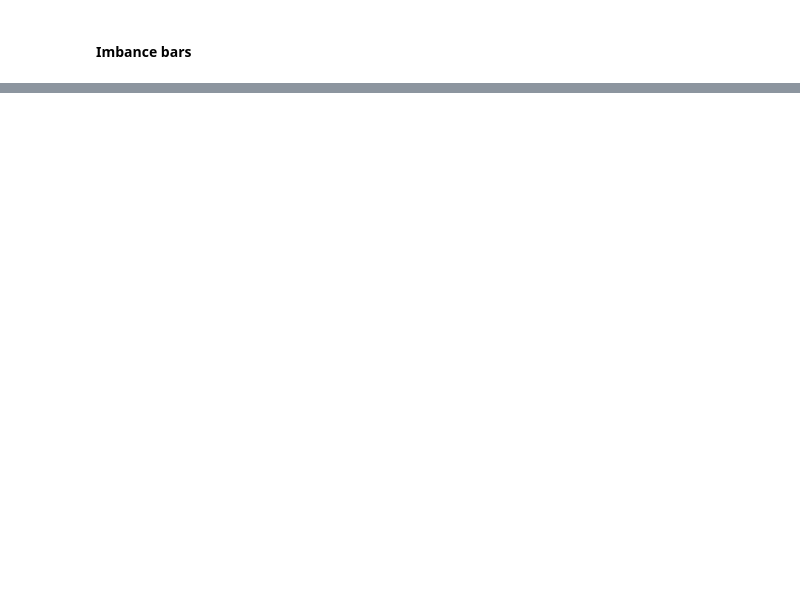
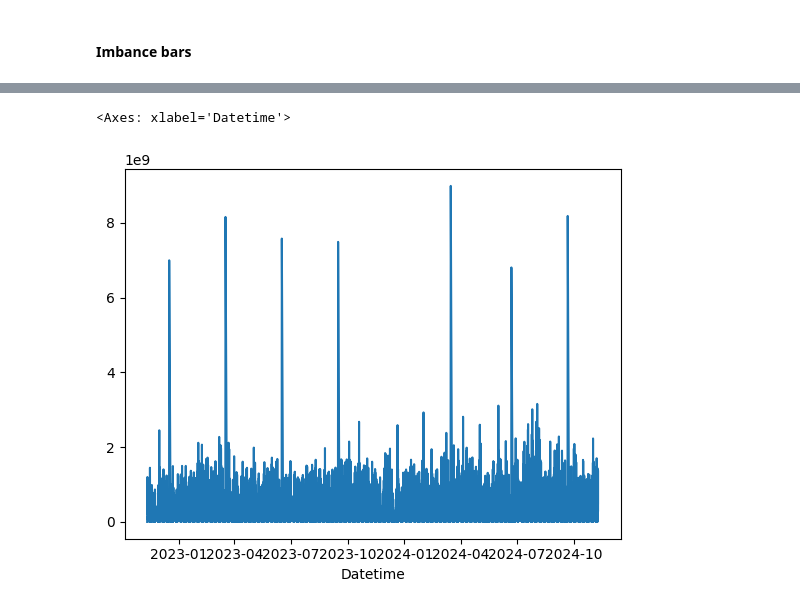
Before and after one commit to Goooo4it/Advances-in-Financial-Machine-Learning, a Jupyter notebook: 2.Financial_Data_Structures.ipynb, the cells around one changed output, grey strips where cells are left out. Cells and saved outputs as stored; diff of their text form; code cells hidden in the pictures; blank space fills up the shorter version.

```diff
--- a/2.Financial_Data_Structures.ipynb
+++ b/2.Financial_Data_Structures.ipynb
@@ -274,5 +648,5 @@ ib_data = es_data.copy()
 # %%
 ib_data['b'] = 1
 ib_data['Close_diff'] = ib_data['Close'].diff()
-ib_data['b'] = np.where(ib_data['Close_diff'] != 0, ib_data['Close_diff']/ib_data['Close_diff'], np.nan)
+ib_data['b'] = np.where(ib_data['Close_diff'] != 0, abs(ib_data['Close_diff'])/ib_data['Close_diff'], np.nan)
 ib_data['b'] = ib_data['b'].ffill()
@@ -278,0 +698,5 @@ ib_data['b'] = ib_data['b'].ffill()
+# %%
+sns.lineplot(ib_data['Volume']*ib_data['Close'])
+# %% [output]
+<Axes: xlabel='Datetime'>
+[figure, added]
```
Also changed, not shown: parts of 39 cells of this notebook.
